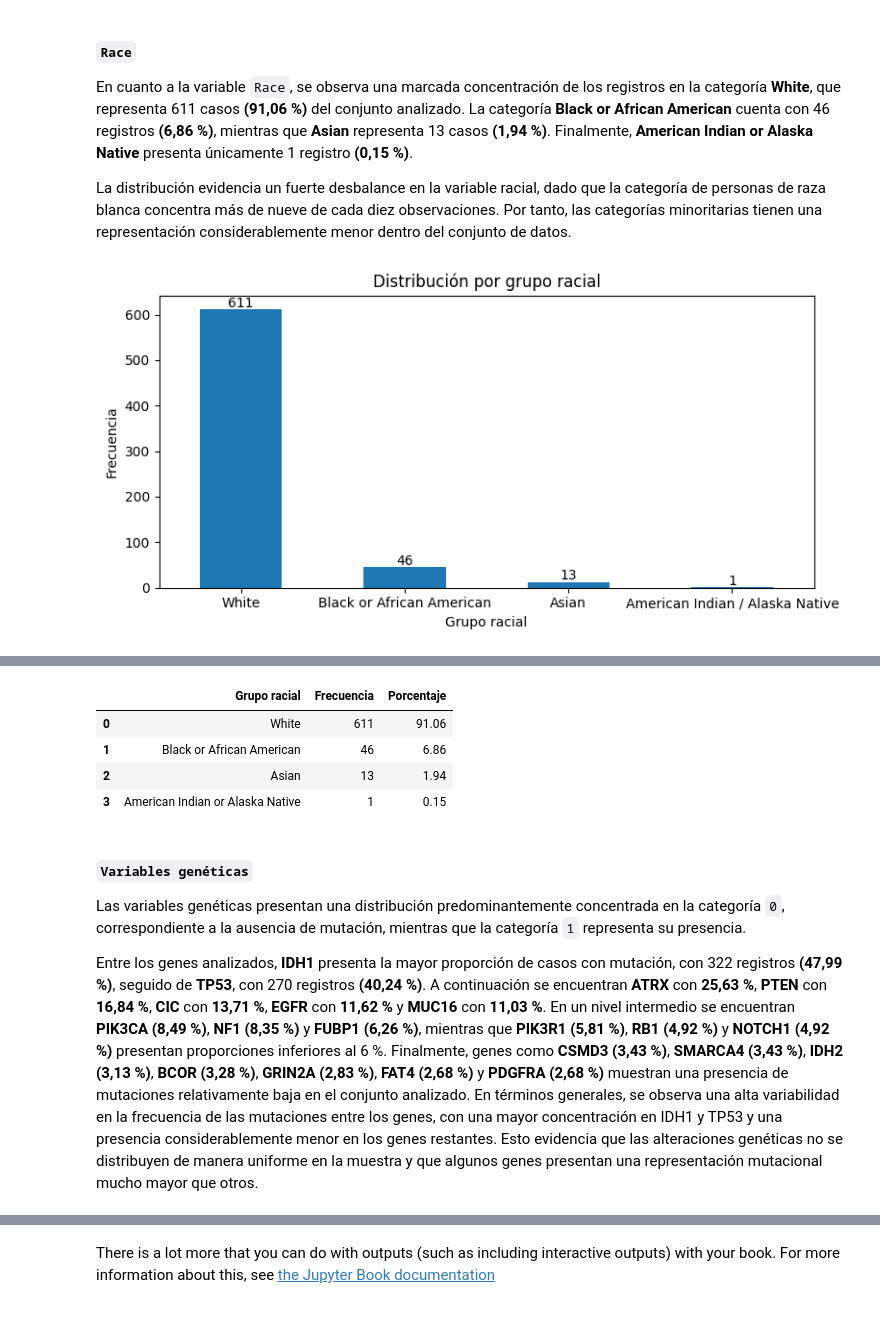
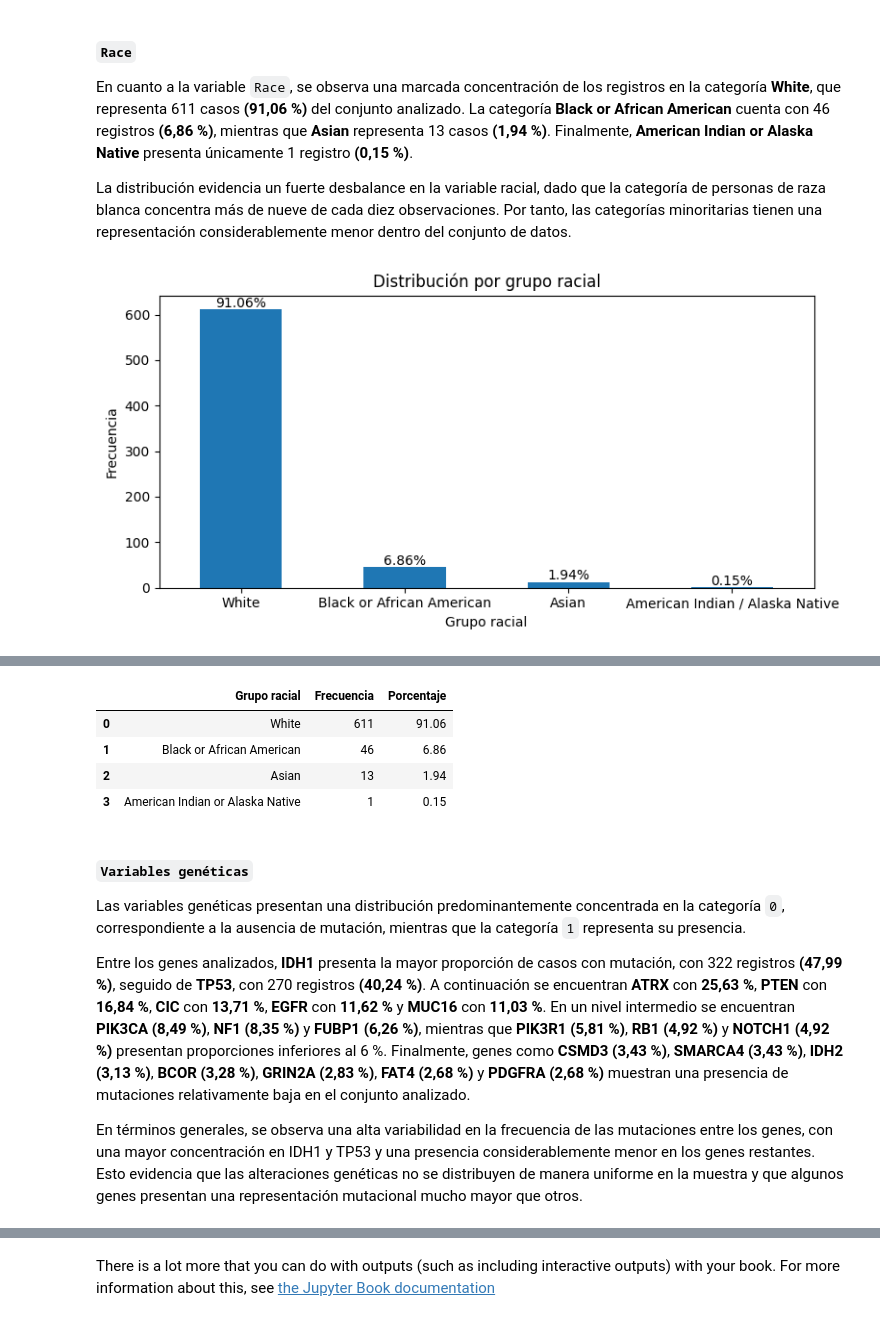
Before and after one commit to Alej0126/Jbook_dataviz, a Jupyter notebook: docs/notebooks.ipynb, the cells around one changed output, grey strips where cells are left out. Drawn from its saved outputs; the diff is of its cells as text; code cells hidden in the pictures.

```diff
--- a/docs/notebooks.ipynb
+++ b/docs/notebooks.ipynb
@@ -282,17 +282,20 @@ plt.xlabel("Género")
 plt.ylabel("Frecuencia")
 plt.xticks(rotation=0)
 
-for i, valor in enumerate(frecuencias_gender):
+for i, porcentaje in enumerate(tabla_gender["Porcentaje"]):
     ax.text(
         i,
-        valor + 5,
-        str(valor),
+        frecuencias_gender.iloc[i] + 5,
+        f"{porcentaje:.2f}%",
         ha="center"
     )
 
 plt.tight_layout()
 plt.show()
 
+display(
+    HTML("<div style='margin-top: 30px;'></div>")
+)
 
-tabla_gender
+display(tabla_gender)
 # %% [output]
@@ -334,35 +338,38 @@ frecuencias_race = (
     .value_counts()
     .sort_index()
 )
 
 frecuencias_race.index = [
     "White",
     "Black or African American",
     "Asian",
     "American Indian / Alaska Native"
 ]
 
 plt.figure(figsize=(8, 4))
 
 ax = frecuencias_race.plot(kind="bar")
 
 plt.title("Distribución por grupo racial")
 plt.xlabel("Grupo racial")
 plt.ylabel("Frecuencia")
 plt.xticks(rotation=0)
 
-for i, valor in enumerate(frecuencias_race):
+for i, porcentaje in enumerate(tabla_race["Porcentaje"]):
     ax.text(
         i,
-        valor + 5,
-        str(valor),
+        frecuencias_race.iloc[i] + 5,
+        f"{porcentaje:.2f}%",
         ha="center"
     )
 
 plt.tight_layout()
 plt.show()
 
+display(
+    HTML("<div style='margin-top: 30px;'></div>")
+)
 
-tabla_race
+display(tabla_race)
 # %% [output]
-[figure, old version]
+[figure, new version]
@@ -376,7 +384,9 @@ tabla_race
 
 Las variables genéticas presentan una distribución predominantemente concentrada en la categoría `0`, correspondiente a la ausencia de mutación, mientras que la categoría `1` representa su presencia.
 
-Entre los genes analizados, **IDH1** presenta la mayor proporción de casos con mutación, con 322 registros **(47,99 %)**, seguido de **TP53**, con 270 registros **(40,24 %)**. A continuación se encuentran **ATRX** con **25,63 %**, **PTEN** con **16,84 %**, **CIC** con **13,71 %**, **EGFR** con **11,62 %** y **MUC16** con **11,03 %**. En un nivel intermedio se encuentran **PIK3CA (8,49 %)**, **NF1 (8,35 %)** y **FUBP1 (6,26 %)**, mientras que **PIK3R1 (5,81 %)**, **RB1 (4,92 %)** y **NOTCH1 (4,92 %)** presentan proporciones inferiores al 6 %. Finalmente, genes como **CSMD3 (3,43 %)**, **SMARCA4 (3,43 %)**, **IDH2 (3,13 %)**, **BCOR (3,28 %)**, **GRIN2A (2,83 %)**, **FAT4 (2,68 %)** y **PDGFRA (2,68 %)** muestran una presencia de mutaciones relativamente baja en el conjunto analizado. En términos generales, se observa una alta variabilidad en la frecuencia de las mutaciones entre los genes, con una mayor concentración en IDH1 y TP53 y una presencia considerablemente menor en los genes restantes. Esto evidencia que las alteraciones genéticas no se distribuyen de manera uniforme en la muestra y que algunos genes presentan una representación mutacional mucho mayor que otros.
+Entre los genes analizados, **IDH1** presenta la mayor proporción de casos con mutación, con 322 registros **(47,99 %)**, seguido de **TP53**, con 270 registros **(40,24 %)**. A continuación se encuentran **ATRX** con **25,63 %**, **PTEN** con **16,84 %**, **CIC** con **13,71 %**, **EGFR** con **11,62 %** y **MUC16** con **11,03 %**. En un nivel intermedio se encuentran **PIK3CA (8,49 %)**, **NF1 (8,35 %)** y **FUBP1 (6,26 %)**, mientras que **PIK3R1 (5,81 %)**, **RB1 (4,92 %)** y **NOTCH1 (4,92 %)** presentan proporciones inferiores al 6 %. Finalmente, genes como **CSMD3 (3,43 %)**, **SMARCA4 (3,43 %)**, **IDH2 (3,13 %)**, **BCOR (3,28 %)**, **GRIN2A (2,83 %)**, **FAT4 (2,68 %)** y **PDGFRA (2,68 %)** muestran una presencia de mutaciones relativamente baja en el conjunto analizado.
+
+En términos generales, se observa una alta variabilidad en la frecuencia de las mutaciones entre los genes, con una mayor concentración en IDH1 y TP53 y una presencia considerablemente menor en los genes restantes. Esto evidencia que las alteraciones genéticas no se distribuyen de manera uniforme en la muestra y que algunos genes presentan una representación mutacional mucho mayor que otros.
 # %%
 variables_categoricas = train_data.select_dtypes(
     include=["category"]
```
Also changed, not shown: parts of 5 cells of this notebook, 9 other files.
